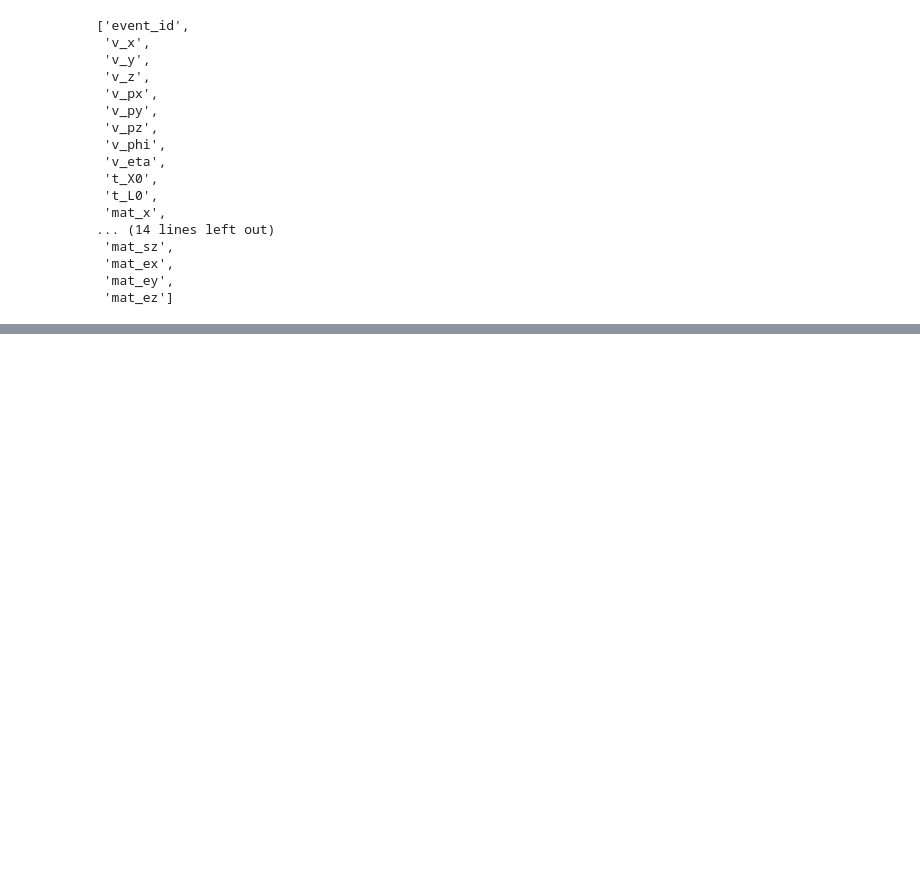
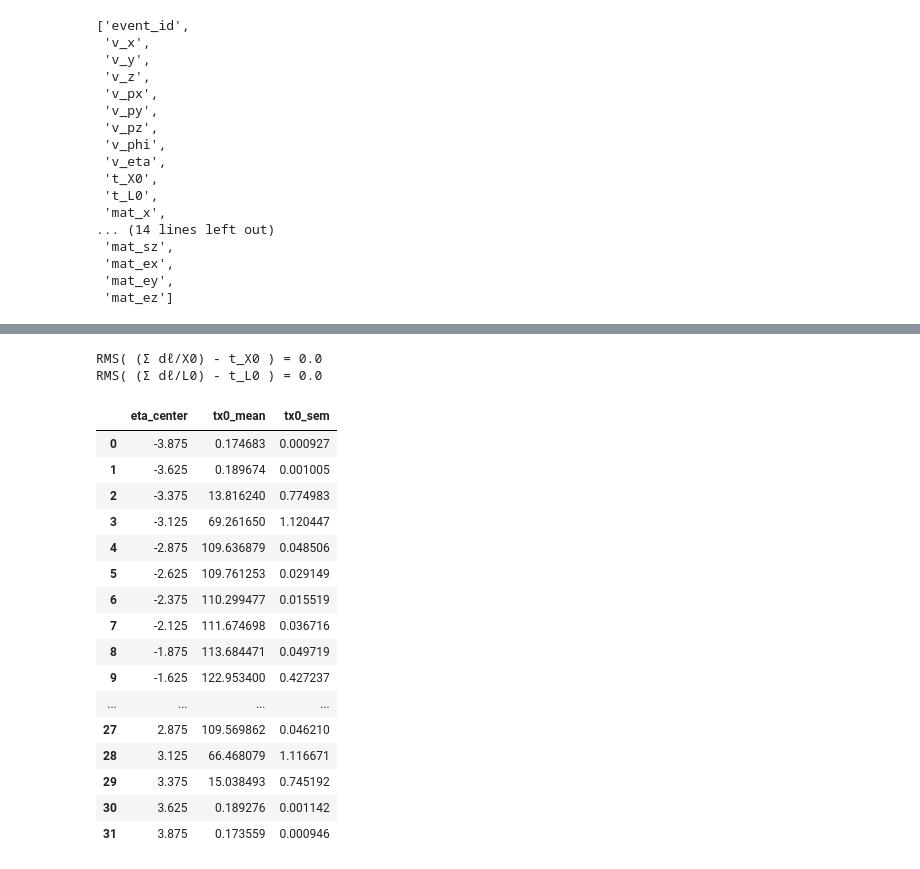
Before and after one commit to dlai211/iris-hep-log, a Jupyter notebook: code/test2.ipynb, the cells around one changed output, grey strips where cells are left out. Cells and saved outputs as stored; diff of their text form; code cells hidden in the pictures; blank space fills up the shorter version.

```diff
--- a/code/test2.ipynb
+++ b/code/test2.ipynb
@@ -27,0 +50,60 @@ file['material-tracks'].keys()
+# %%
+import uproot
+import awkward as ak
+import numpy as np
+
+f = uproot.open('/data/jlai/iris-hep/material-map/geant4_material_tracks.root')
+t = f["material-tracks"]
+
+branches = [
+    "t_X0", "t_L0",
+    "v_eta",
+    "mat_step_length",
+    "mat_X0", "mat_L0",
+    "mat_rho"
+]
+arr = t.arrays(branches, library="ak")
+
+t_path        = ak.sum(arr["mat_step_length"], axis=1)
+t_over_X0_sum = ak.sum(arr["mat_step_length"] / arr["mat_X0"], axis=1)
+t_over_L0_sum = ak.sum(arr["mat_step_length"] / arr["mat_L0"], axis=1)
+areal_density = ak.sum(arr["mat_rho"] * arr["mat_step_length"], axis=1)  # unit conversion may be needed
+
+print("RMS( (Σ dℓ/X0) - t_X0 ) =", np.sqrt(np.mean((ak.to_numpy(t_over_X0_sum - arr["t_X0"]))**2)))
+print("RMS( (Σ dℓ/L0) - t_L0 ) =", np.sqrt(np.mean((ak.to_numpy(t_over_L0_sum - arr["t_L0"]))**2)))
+
+eta = ak.to_numpy(arr["v_eta"])
+tx0 = ak.to_numpy(t_over_X0_sum)
+# bin/plot as you like
+# %% [output]
+RMS( (Σ dℓ/X0) - t_X0 ) = 0.0
+RMS( (Σ dℓ/L0) - t_L0 ) = 0.0
+# %%
+# binning & profile
+bins = np.linspace(-4.0, 4.0, 33)
+idx = np.digitize(eta, bins) - 1
+centers = 0.5 * (bins[1:] + bins[:-1])
+
+means = np.array([tx0[idx==b].mean() if np.any(idx==b) else np.nan for b in range(len(bins)-1)])
+errs  = np.array([tx0[idx==b].std(ddof=1)/np.sqrt((idx==b).sum()) if (idx==b).sum()>1 else np.nan
+                  for b in range(len(bins)-1)])
+
+pd.DataFrame({"eta_center": centers, "tx0_mean": means, "tx0_sem": errs})
+# %% [output]
+|  | eta_center | tx0_mean | tx0_sem |
+| 0 | -3.875 | 0.174683 | 0.000927 |
+| 1 | -3.625 | 0.189674 | 0.001005 |
+| 2 | -3.375 | 13.816240 | 0.774983 |
+| 3 | -3.125 | 69.261650 | 1.120447 |
+| 4 | -2.875 | 109.636879 | 0.048506 |
+| 5 | -2.625 | 109.761253 | 0.029149 |
+| 6 | -2.375 | 110.299477 | 0.015519 |
+| 7 | -2.125 | 111.674698 | 0.036716 |
+| 8 | -1.875 | 113.684471 | 0.049719 |
+| 9 | -1.625 | 122.953400 | 0.427237 |
+| ... | ... | ... | ... |
+| 27 | 2.875 | 109.569862 | 0.046210 |
+| 28 | 3.125 | 66.468079 | 1.116671 |
+| 29 | 3.375 | 15.038493 | 0.745192 |
+| 30 | 3.625 | 0.189276 | 0.001142 |
+| 31 | 3.875 | 0.173559 | 0.000946 |
```
Also changed, not shown: parts of 8 cells of this notebook, 3 other files.
